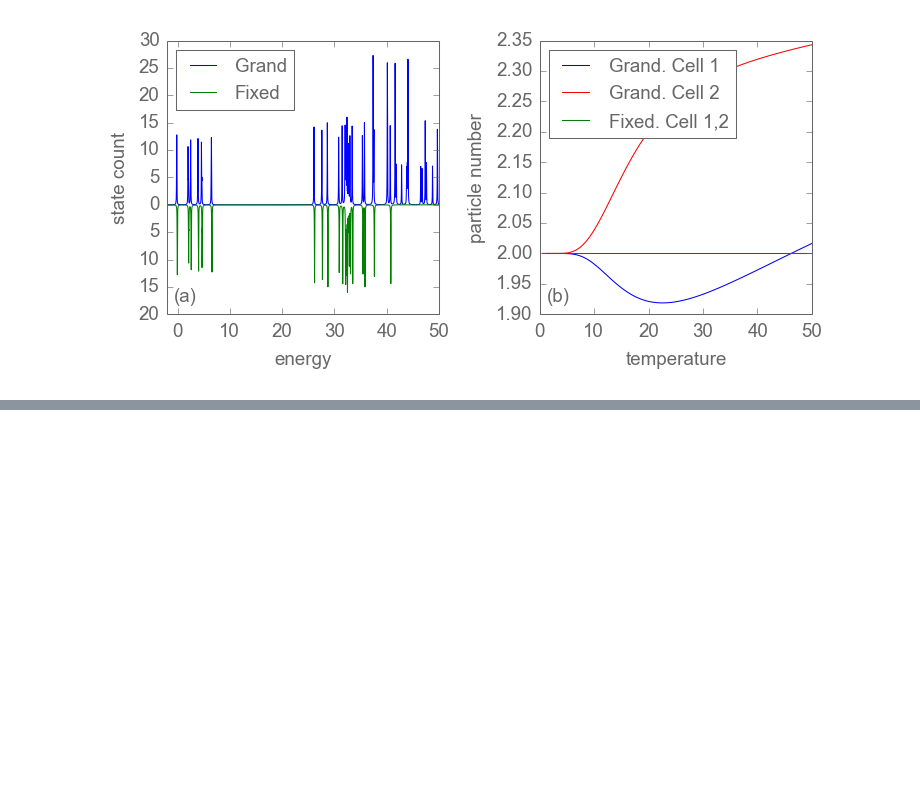
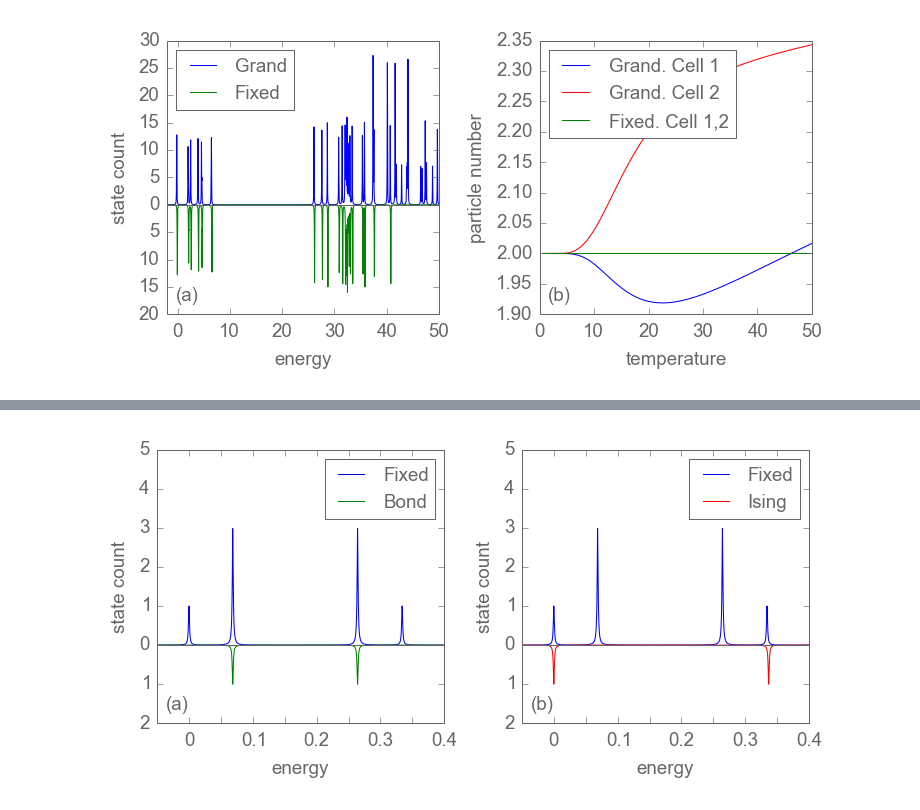
Before and after one commit to meznom/phd_thesis, a Jupyter notebook: notebooks/chapter02.ipynb, the cells around one changed output, grey strips where cells are left out. Drawn from its saved outputs; the diff is of its cells as text; code cells hidden in the pictures; blank space fills up the shorter version.

```diff
--- a/notebooks/chapter02.ipynb
+++ b/notebooks/chapter02.ipynb
@@ -35,7 +35,8 @@ rs1 = e1.retrieve_results(
          ('mu', 'parameters/mu'),
          ('N', 'parameters/layout/N'),
          ('V1', 'parameters/layout/V1'),
-         ('boa', 'parameters/layout/boa')
+         ('boa', 'parameters/layout/boa'),
+         ('q', 'parameters/q')
     ))
 
 e2 = coma.Experiment('../experiments/experiment.000042/')
@@ -96,9 +100,10 @@ def dos(Es_, Emin=0, Emax=10, offset=0, deltaE=1E-4, Eoffset=None,gamma=None):
     m = m[m[:,1] != 0]
     return m
 
-def dosplot(p, dos1, dos2, label1, label2, xlim=None, ylim=None):
-    p.plot(dos1[:,0],dos1[:,1],label=label1)
-    p.plot(dos2[:,0],-dos2[:,1],label=label2)
+def dosplot(p, dos1, dos2, label1, label2, xlim=None, ylim=None, color1='blue', color2='green'):
+    p.plot(dos1[:,0],dos1[:,1],label=label1,color=color1)
+    p.plot(dos2[:,0],-dos2[:,1],label=label2,color=color2)
+    p.axhline(color='#666666')
     p.set_xlabel('energy')
     p.set_ylabel('state count')
     if xlim: p.set_xlim(xlim[:2])
@@ -109,12 +114,12 @@ def dosplot(p, dos1, dos2, label1, label2, xlim=None, ylim=None):
         p.set_yticks(range(*ylim))
         p.set_yticklabels([abs(i) for i in range(*ylim)])
 
-ls = {'QcaBond': 'Bond','QcaFixedCharge': 'Fixed','QcaGrandCanonical': 'Grand'}
+models = {'QcaBond': 'Bond','QcaFixedCharge': 'Fixed','QcaGrandCanonical': 'Grand','QcaIsing':'Ising'}
 
 def PTplot(p,rs):
     for r in rs:
         d = r.table
-        p.plot(d[:,0], d[:,2], label=ls[r.parameters.model])
+        p.plot(d[:,0], d[:,2], label=models[r.parameters.model])
     p.set_xlabel('temperature')
     p.set_ylabel('polarization $P_2$')
 
@@ -219,0 +251,4 @@ fixed_bond_spectrum_and_polarization_figure()
+# %%
+fixed_bond_ising_spectrum_figure()
+# %% [output]
+[figure, added]
```
Also changed, not shown: parts of 4 cells of this notebook, 7 other files.
